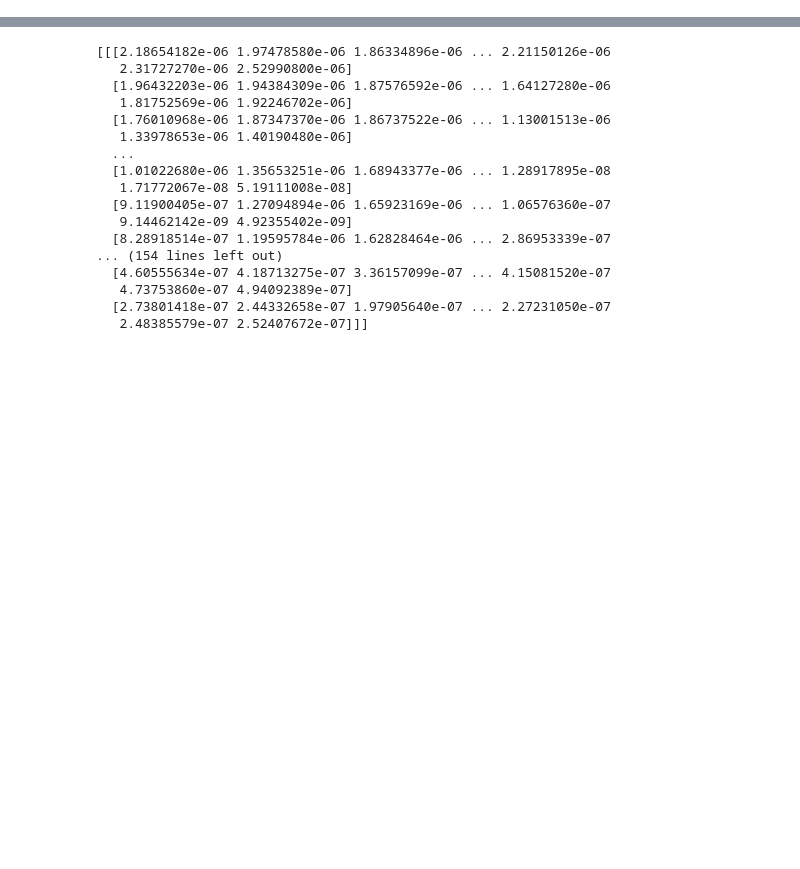
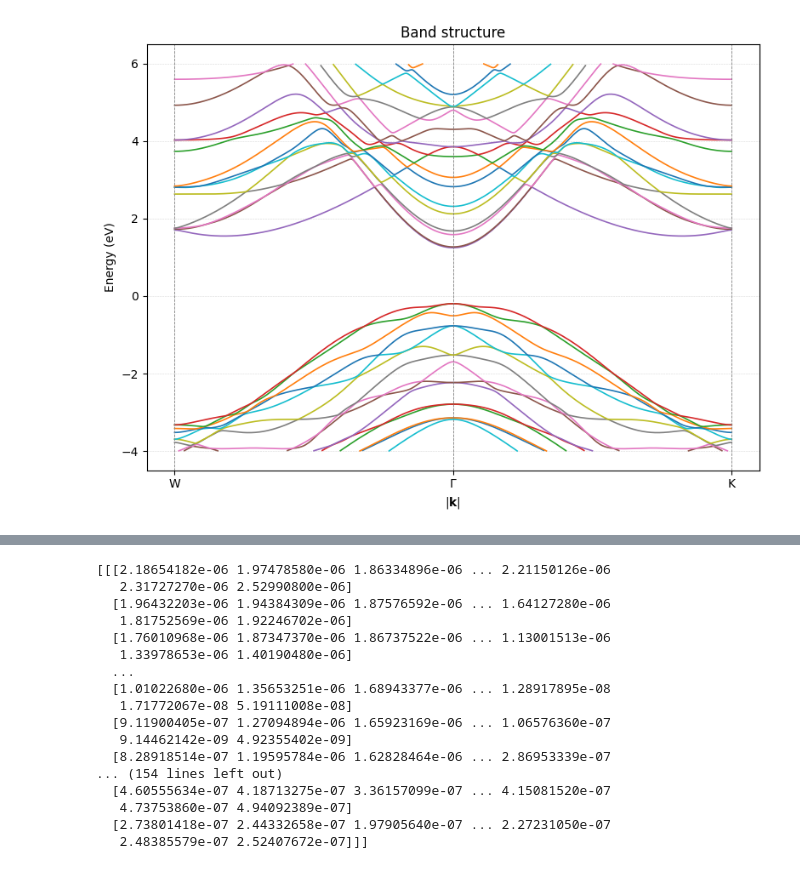
Before and after one commit to nandandiwan/transistorNEGF, a Jupyter notebook: src/tight_binding/selfConsistent.ipynb, the cells around one changed output, grey strips where cells are left out. Drawn from its saved outputs; the diff is of its cells as text; code cells hidden in the pictures; blank space fills up the shorter version.

```diff
--- a/src/tight_binding/selfConsistent.ipynb
+++ b/src/tight_binding/selfConsistent.ipynb
@@ -21,0 +46,22 @@ array([0.17317988, 0.17317988])
+# %%
+TB = TightBindingHamiltonian(3)
+a = 1.0
+G  = np.array([0, 0])
+K  = np.array([1, 0])
+W  =np.array([-1,0])
+
+
+plter = plotter(TB)
+potPlotter = PotPlotter(TB)
+
+
+unitCell = TB.unitCell
+unitCell.setGrid(10,10,40)
+oldCBM = 100
+plter.build_k_path([W, G, K], points_per_segment=200)
+plter.plot(energy_window=(-4, 6),
+             k_labels={'W': 0,
+                       r'$\Gamma$': 200,
+                       'K': 400})
+# %% [output]
+[figure, added]
```
Also changed, not shown: parts of 4 cells of this notebook, 5 other files.
